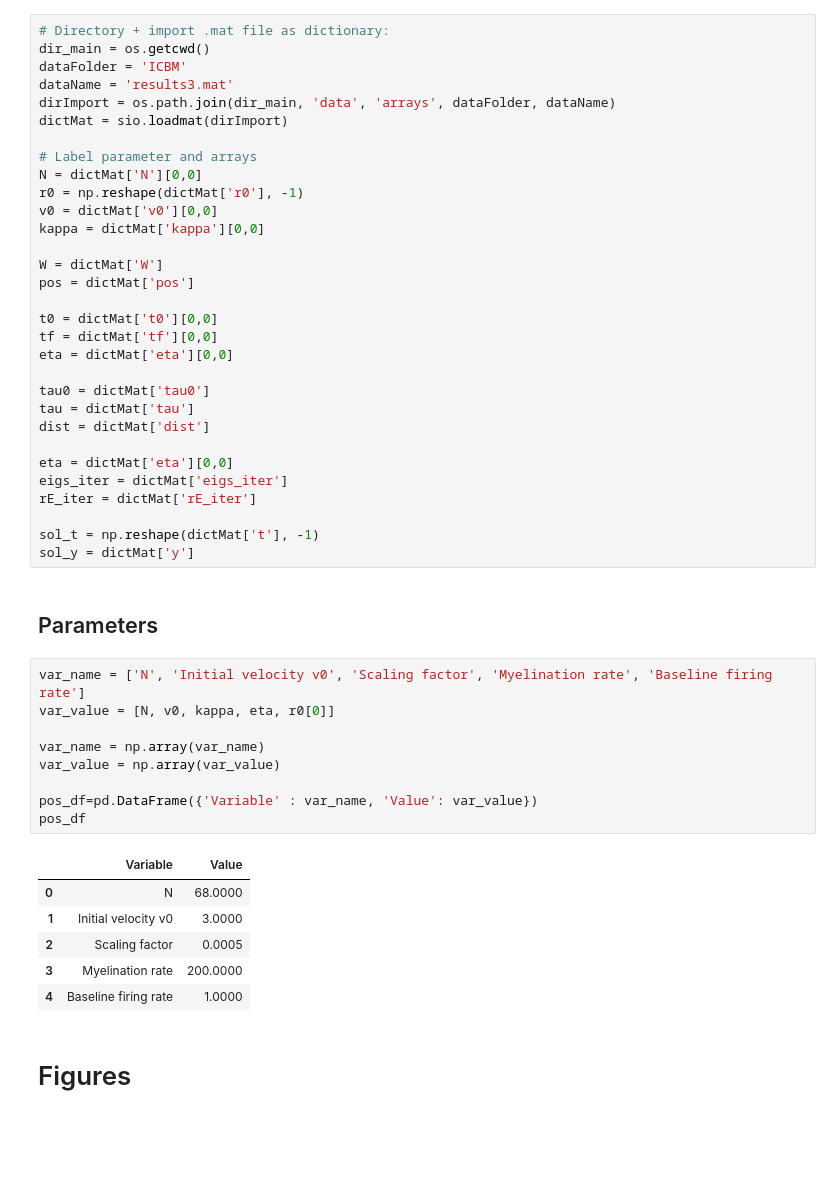
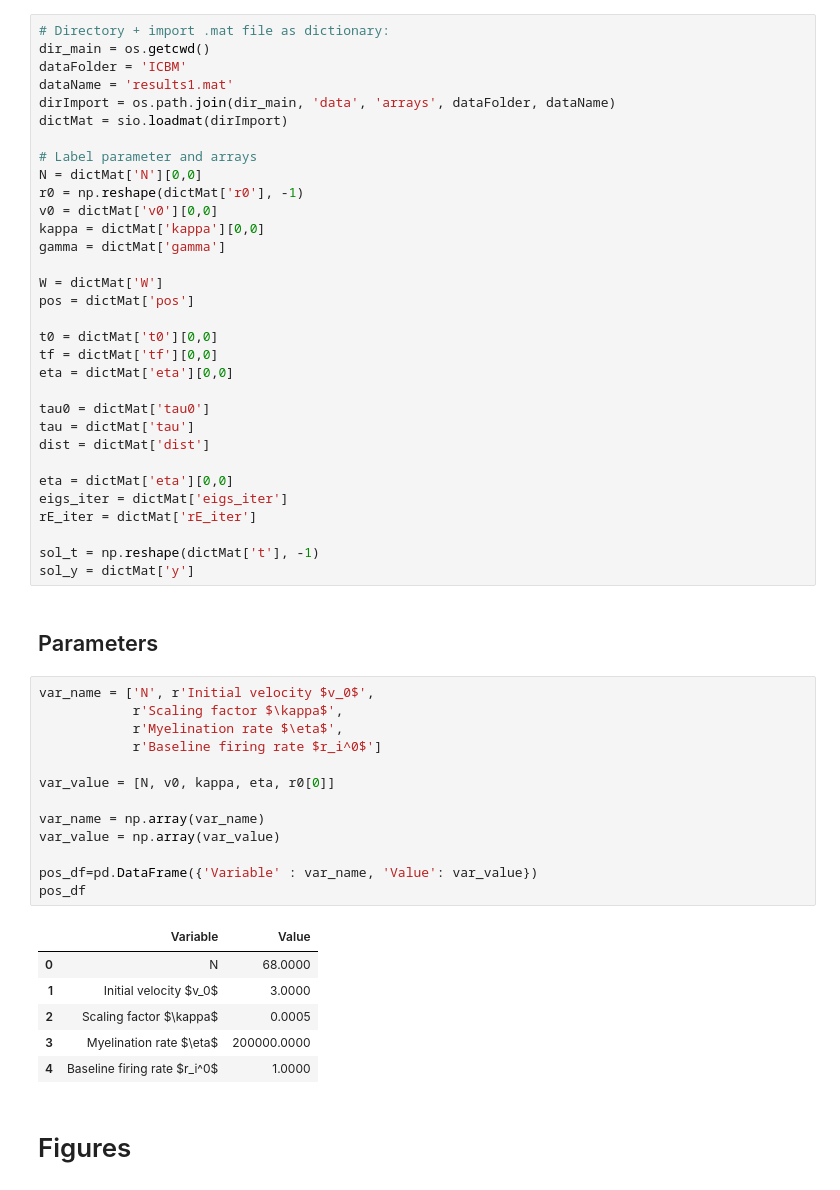
Before and after one commit to parkseo7/ADM-in-Neuronal-Population, a Jupyter notebook: script_matlabData.ipynb, the cells around one changed output. Cells and saved outputs as stored; diff of their text form; blank space fills up the shorter version.

```diff
--- a/script_matlabData.ipynb
+++ b/script_matlabData.ipynb
@@ -30,7 +30,7 @@ from IPython.display import clear_output
 # Directory + import .mat file as dictionary:
 dir_main = os.getcwd()
 dataFolder = 'ICBM'
-dataName = 'results3.mat'
+dataName = 'results1.mat'
 dirImport = os.path.join(dir_main, 'data', 'arrays', dataFolder, dataName)
 dictMat = sio.loadmat(dirImport)
 
@@ -39,6 +39,7 @@ N = dictMat['N'][0,0]
 r0 = np.reshape(dictMat['r0'], -1)
 v0 = dictMat['v0'][0,0]
 kappa = dictMat['kappa'][0,0]
+gamma = dictMat['gamma']
 
 W = dictMat['W']
 pos = dictMat['pos']
@@ -60,21 +61,25 @@ sol_y = dictMat['y']
 # %% [markdown]
 ## Parameters
 # %%
-var_name = ['N', 'Initial velocity v0', 'Scaling factor', 'Myelination rate', 'Baseline firing rate']
+var_name = ['N', r'Initial velocity $v_0$',
+            r'Scaling factor $\kappa$',
+            r'Myelination rate $\eta$',
+            r'Baseline firing rate $r_i^0$']
+
 var_value = [N, v0, kappa, eta, r0[0]]
 
 var_name = np.array(var_name)
 var_value = np.array(var_value)
 
 pos_df=pd.DataFrame({'Variable' : var_name, 'Value': var_value})
 pos_df
 # %% [output]
 |  | Variable | Value |
 | 0 | N | 68.0000 |
-| 1 | Initial velocity v0 | 3.0000 |
-| 2 | Scaling factor | 0.0005 |
-| 3 | Myelination rate | 200.0000 |
-| 4 | Baseline firing rate | 1.0000 |
+| 1 | Initial velocity $v_0$ | 3.0000 |
+| 2 | Scaling factor $\kappa$ | 0.0005 |
+| 3 | Myelination rate $\eta$ | 200000.0000 |
+| 4 | Baseline firing rate $r_i^0$ | 1.0000 |
 # %% [markdown]
 # Figures
 # %% [markdown]
```
Also changed, not shown: parts of 7 cells of this notebook, 4 other files.
